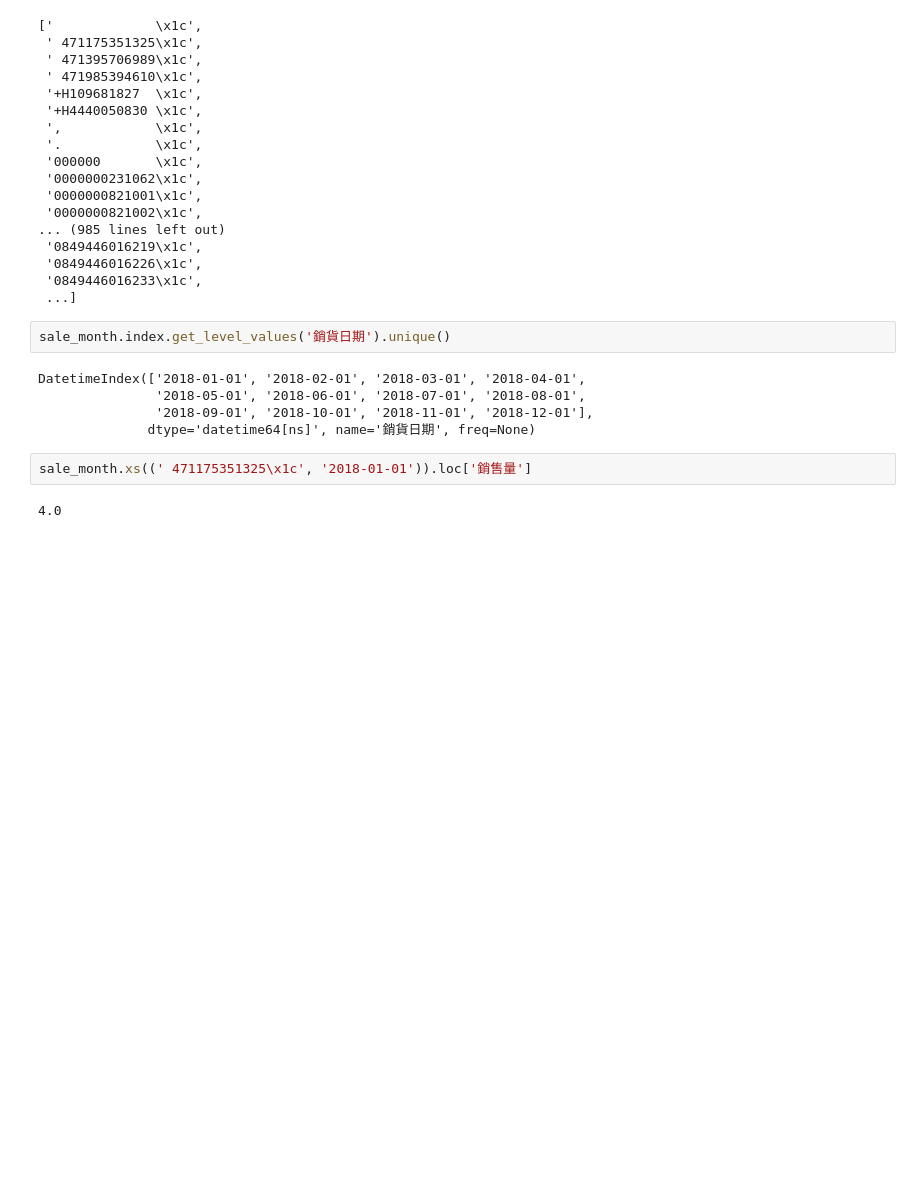
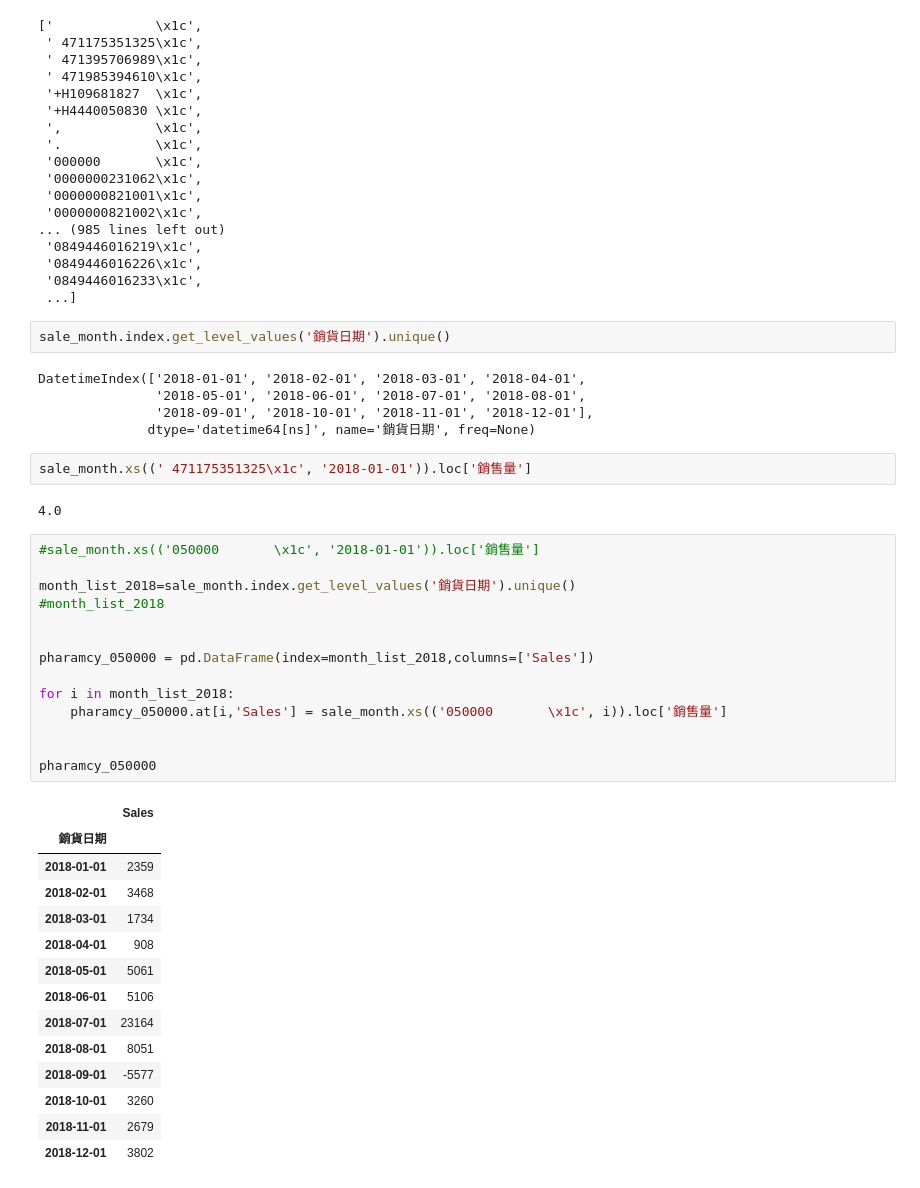
Before and after one commit to Jeremy35689/Visual-Analysis-midterm-project, a Jupyter notebook: VA Midterm Project.ipynb, the cells around one changed output. Saved outputs shown, nothing was run; the diff lists cells and outputs as text; blank space fills up the shorter version.

```diff
--- a/VA Midterm Project.ipynb
+++ b/VA Midterm Project.ipynb
@@ -165,3 +165,32 @@ DatetimeIndex(['2018-01-01', '2018-02-01', '2018-03-01', '2018-04-01',
 sale_month.xs((' 471175351325\x1c', '2018-01-01')).loc['銷售量']
 # %% [output]
 4.0
+# %%
+#sale_month.xs(('050000       \x1c', '2018-01-01')).loc['銷售量']
+
+month_list_2018=sale_month.index.get_level_values('銷貨日期').unique()
+#month_list_2018
+
+
+pharamcy_050000 = pd.DataFrame(index=month_list_2018,columns=['Sales'])
+
+for i in month_list_2018:
+    pharamcy_050000.at[i,'Sales'] = sale_month.xs(('050000       \x1c', i)).loc['銷售量']
+
+
+pharamcy_050000
+# %% [output]
+|  | Sales |
+| 銷貨日期 |  |
+| 2018-01-01 | 2359 |
+| 2018-02-01 | 3468 |
+| 2018-03-01 | 1734 |
+| 2018-04-01 | 908 |
+| 2018-05-01 | 5061 |
+| 2018-06-01 | 5106 |
+| 2018-07-01 | 23164 |
+| 2018-08-01 | 8051 |
+| 2018-09-01 | -5577 |
+| 2018-10-01 | 3260 |
+| 2018-11-01 | 2679 |
+| 2018-12-01 | 3802 |
```
Also changed, not shown: parts of 2 cells of this notebook, 1 other file.
